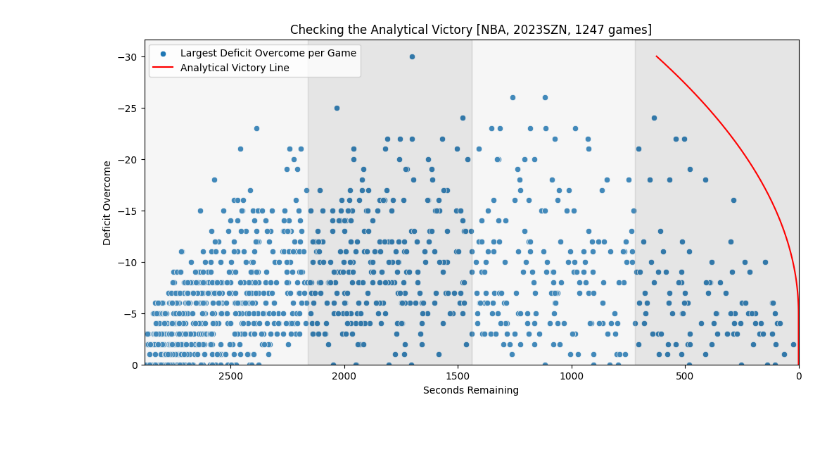
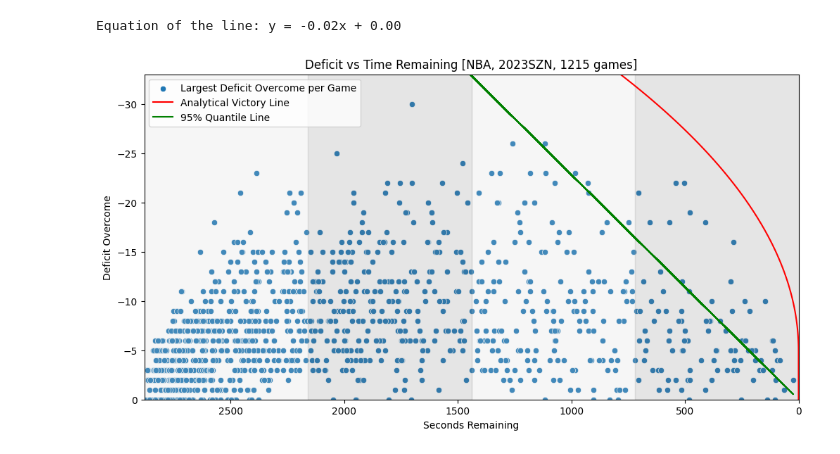
Before and after one commit to cwpace97/sports_analysis, a Jupyter notebook: nba_viz.ipynb, the cells around one changed output. Cells and saved outputs as stored; diff of their text form; code cells hidden in the pictures.

```diff
--- a/nba_viz.ipynb
+++ b/nba_viz.ipynb
@@ -7,0 +7,4 @@ df = pd.read_csv('comebacks_v1.csv')
+# %%
+df = pd.read_csv('outputs/comebacks_v1.csv')
+df = df[df['deficit']<=0]
+df = df[df['game title'] != 'Oklahoma City Thunder at Dallas Mavericks']
@@ -8,3 +48,19 @@ df = pd.read_csv('comebacks_v1.csv')
+# %%
+# Fit quantile regression at 95% quantile with NO intercept
+quantile = 0.005
+model = sm.QuantReg(df['deficit'], df[['seconds_remaining']]).fit(q=quantile)  # No intercept term
+
+# Get slope (forcing intercept to 0)
+slope = model.params['seconds_remaining']
+intercept = 0  # Manually setting intercept to zero
+
+print(f"Equation of the line: y = {slope:.2f}x + {intercept:.2f}")
+
+#TOOD: build a version of this quantile regression that follows the format of
+# x = (y-5)^2
+# x = a(y-b)^2 where 'a' and 'b' are constants, need to find these values
+# %% [output]
+Equation of the line: y = -0.02x + 0.00
 # %%
 # Create a scatter plot using Seaborn
 plt.figure(figsize=(12, 6))
@@ -12,34 +68,35 @@ sns.scatterplot(data=df, x='seconds_remaining', y='deficit', label='Largest Defi
 
 # Reverse the y-axis (negative numbers on top)
 plt.gca().invert_yaxis()
 plt.gca().invert_xaxis()
 
 # Customizing the plot
-plt.title(f"Checking the Analytical Victory [NBA, 2023SZN, {len(df)} games]")
+plt.title(f"Deficit vs Time Remaining [NBA, 2023SZN, {len(df)} games]")
 plt.xlabel("Seconds Remaining")
 plt.ylabel("Deficit Overcome")
 
 # plot the function
-y_values = np.linspace(df['deficit'].min(), df['deficit'].max(), 100)  # Generate 100 points for smooth line
+y_values = np.linspace(-40, 0, 100)  # Generate 100 points for smooth line
 x_values = np.where(y_values >= -5, 0, (y_values + 5) ** 2)
 
 plt.plot(x_values, y_values, color='red', label='Analytical Victory Line')
+plt.plot(df['seconds_remaining'], slope * df['seconds_remaining'] + intercept, color='green', label=f"95% Quantile Line")
 
 # plot gray boxes
 plt.axvspan(0, 720, color="gray", alpha=0.2)
 plt.axvspan(720, 1440, color="lightgray", alpha=0.2)
 plt.axvspan(1440, 2160, color="gray", alpha=0.2)
 plt.axvspan(2160, 2880, color="lightgray", alpha=0.2)
 
 # limit x-axis to only 4 quarters
 plt.xlim(2880, 0)
-plt.ylim(bottom=0)
+plt.ylim(0, min(df['deficit'])*1.1)
 plt.legend()
 
 # Save
 plt.savefig("images/2023_NBA_v1", dpi=300)
 
 # Show the plot
 plt.show()
 # %% [output]
-[figure, old version]
+[figure, new version]
```
Also changed, not shown: parts of 5 cells of this notebook.
